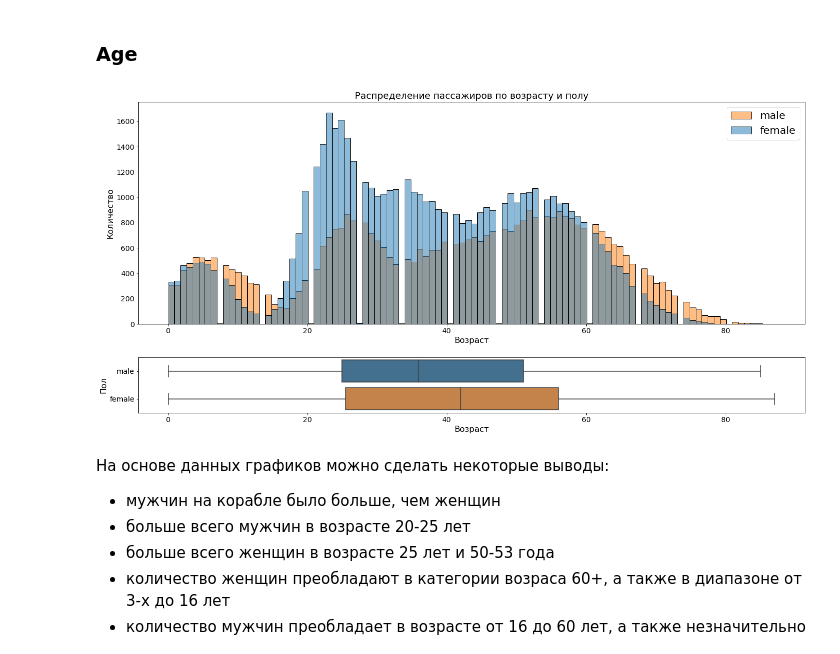
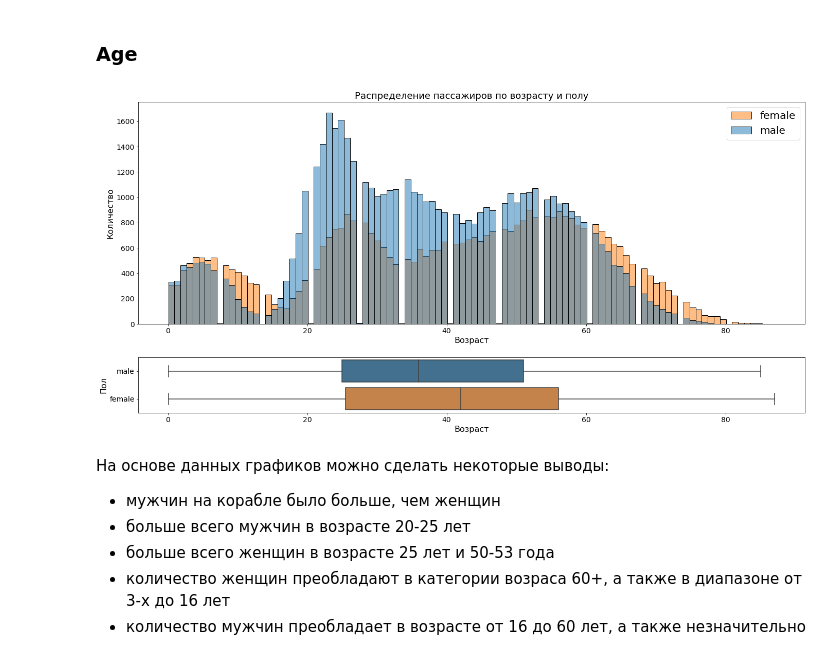
Before and after one commit to Alexandr-M-85/RS_School_ML_intro, a Jupyter notebook: eda.ipynb, the cells around one changed output. Drawn from its saved outputs; the diff is of its cells as text; code cells hidden in the pictures.

```diff
--- a/eda.ipynb
+++ b/eda.ipynb
@@ -153,26 +153,26 @@ for i, val in enumerate(data.groupby(['Sex', 'Pclass'])['Age'].mean().values):
 # %%
 # посмотрим на возраст пассажиров в разрезе пола и количества пассажиров
 
 fig = plt.figure(figsize=(18, 6))
 
 ax1 = fig.add_axes([0, 0.4, 1, 1])
 plt.title('Распределение пассажиров по возрасту и полу', fontdict={'fontsize':18})
 sns.histplot(data=data, x=data['Age'], hue=data['Sex'], bins=100)
-plt.legend(data['Sex'].unique(), fontsize=20)
+plt.legend(['female', 'male'], fontsize=20)
 plt.ylabel('Количество', size=16)
 plt.xlabel('Возраст', size=16)
 plt.yticks(size=14)
 plt.xticks(size=14)
 
 ax2 = fig.add_axes([0, 0, 1, 0.25])
 sns.boxplot(y='Sex', x='Age', data=data, orient='h', saturation=0.5)
 plt.ylabel('Пол', size=16)
 plt.xlabel('Возраст', size=16)
 plt.yticks(size=14)
 plt.xticks(size=14)
 plt.show()
 # %% [output]
-[figure, old version]
+[figure, new version]
 # %% [markdown]
 На основе данных графиков можно сделать некоторые выводы:
  - мужчин на корабле было больше, чем женщин
```
